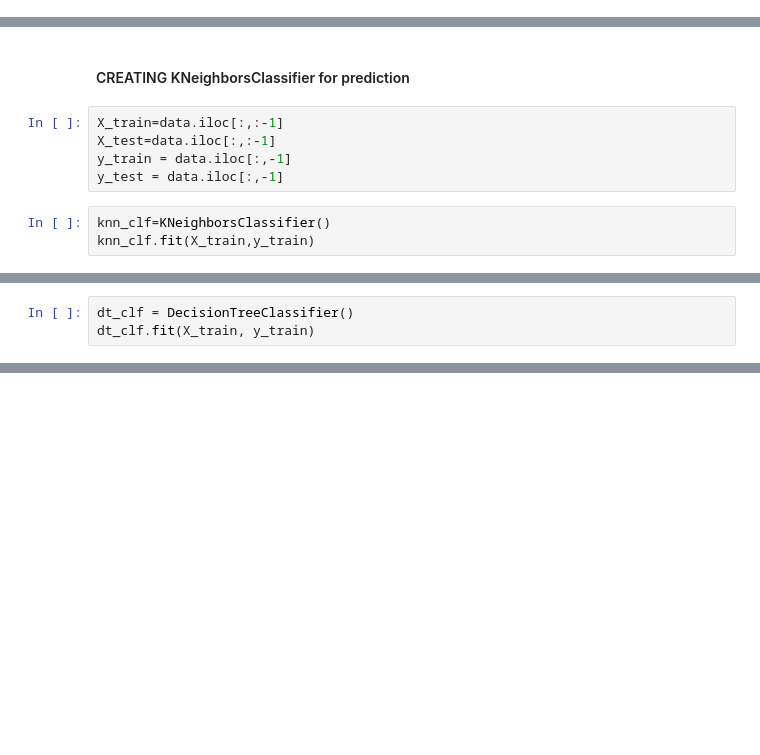
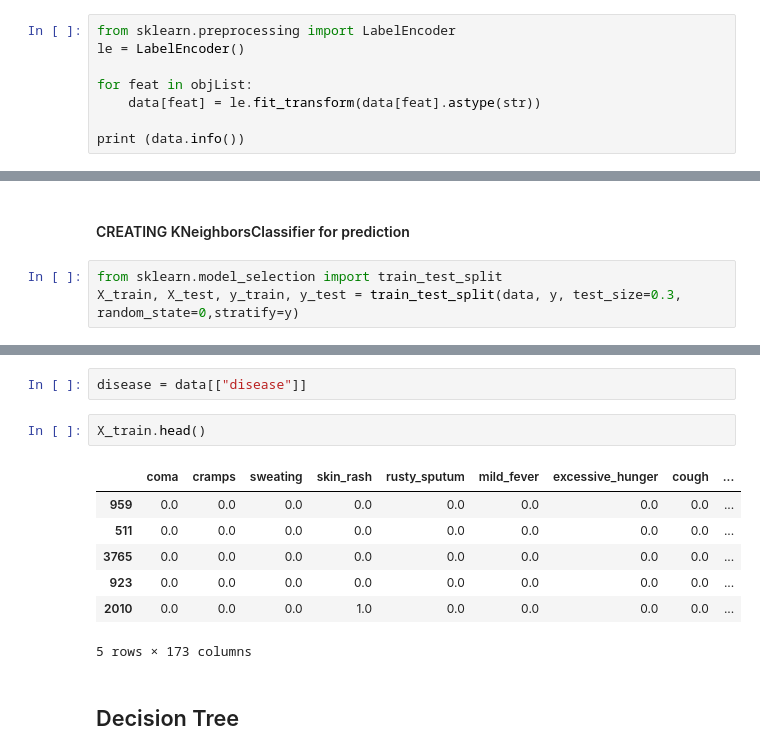
Before and after one commit to Keyur2456/Capestoneproject_Group6, a Jupyter notebook: Model/model.ipynb, the cells around one changed output, grey strips where cells are left out. Drawn from its saved outputs; the diff is of its cells as text; blank space fills up the shorter version.

Commit message:
Add Decision Tree model

```diff
--- a/Model/model.ipynb
+++ b/Model/model.ipynb
@@ -47,0 +69,8 @@ Name: prognosis, dtype: object
+# %%
+from sklearn.preprocessing import LabelEncoder
+le = LabelEncoder()
+
+for feat in objList:
+    data[feat] = le.fit_transform(data[feat].astype(str))
+
+print (data.info())
@@ -81,10 +120,5 @@ Not found disease in wordnet 99
 # %% [markdown]
 #### CREATING KNeighborsClassifier for prediction
 # %%
-X_train=data.iloc[:,:-1]
-X_test=data.iloc[:,:-1]
-y_train = data.iloc[:,-1]
-y_test = data.iloc[:,-1]
+from sklearn.model_selection import train_test_split
+X_train, X_test, y_train, y_test = train_test_split(data, y, test_size=0.3, random_state=0,stratify=y)
-# %%
-knn_clf=KNeighborsClassifier()
-knn_clf.fit(X_train,y_train)
@@ -93,3 +124,0 @@ KNeighborsClassifier()
-# %%
-dt_clf = DecisionTreeClassifier()
-dt_clf.fit(X_train, y_train)
@@ -97,0 +134,14 @@ DecisionTreeClassifier()
+# %%
+disease = data[["disease"]]
+# %%
+X_train.head()
+# %% [output]
+|  | coma | cramps | sweating | skin_rash | rusty_sputum | mild_fever | excessive_hunger | cough | ... |
+| 959 | 0.0 | 0.0 | 0.0 | 0.0 | 0.0 | 0.0 | 0.0 | 0.0 | ... |
+| 511 | 0.0 | 0.0 | 0.0 | 0.0 | 0.0 | 0.0 | 0.0 | 0.0 | ... |
+| 3765 | 0.0 | 0.0 | 0.0 | 0.0 | 0.0 | 0.0 | 0.0 | 0.0 | ... |
+| 923 | 0.0 | 0.0 | 0.0 | 0.0 | 0.0 | 0.0 | 0.0 | 0.0 | ... |
+| 2010 | 0.0 | 0.0 | 0.0 | 1.0 | 0.0 | 0.0 | 0.0 | 0.0 | ... |
+5 rows × 173 columns
+# %% [markdown]
+## Decision Tree
```
Also changed, not shown: parts of 31 cells of this notebook, 2 other files.
